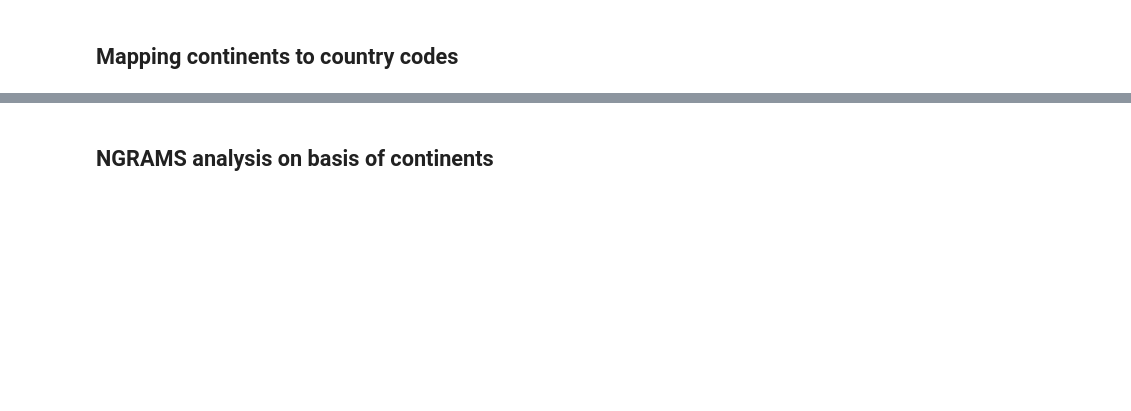
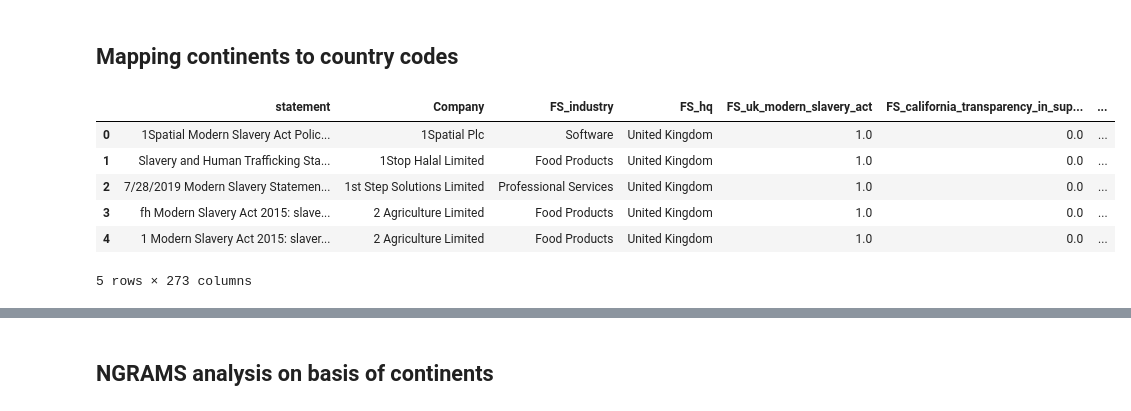
Before and after one commit to dmp1999/modern_slavery_registry, a Jupyter notebook: notebooks/20210827-ngrams-analysis.ipynb, the cells around one changed output, grey strips where cells are left out. Saved outputs shown, nothing was run; the diff lists cells and outputs as text; code cells hidden in the pictures; blank space fills up the shorter version.

```diff
--- a/notebooks/20210827-ngrams-analysis.ipynb
+++ b/notebooks/20210827-ngrams-analysis.ipynb
@@ -33,5 +36,14 @@ np.sort(os.listdir(SHEETS_PATH))
 ## Mapping continents to country codes
 # %%
 df = pd.read_excel(os.path.join(SHEETS_PATH, "subset_data_v7.xlsx"))
+df.head()
+# %% [output]
+|  | statement | Company | FS_industry | FS_hq | FS_uk_modern_slavery_act | FS_california_transparency_in_sup... | ... |
+| 0 | 1Spatial Modern Slavery Act Polic... | 1Spatial Plc | Software | United Kingdom | 1.0 | 0.0 | ... |
+| 1 | Slavery and Human Trafficking Sta... | 1Stop Halal Limited | Food Products | United Kingdom | 1.0 | 0.0 | ... |
+| 2 | 7/28/2019 Modern Slavery Statemen... | 1st Step Solutions Limited | Professional Services | United Kingdom | 1.0 | 0.0 | ... |
+| 3 | fh Modern Slavery Act 2015: slave... | 2 Agriculture Limited | Food Products | United Kingdom | 1.0 | 0.0 | ... |
+| 4 | 1 Modern Slavery Act 2015: slaver... | 2 Agriculture Limited | Food Products | United Kingdom | 1.0 | 0.0 | ... |
+5 rows × 273 columns
 # %%
 df[[col for col in df.columns if "statement" in col]].isna().sum(axis=0)
```
Also changed, not shown: parts of 36 cells of this notebook, 4 other files.
